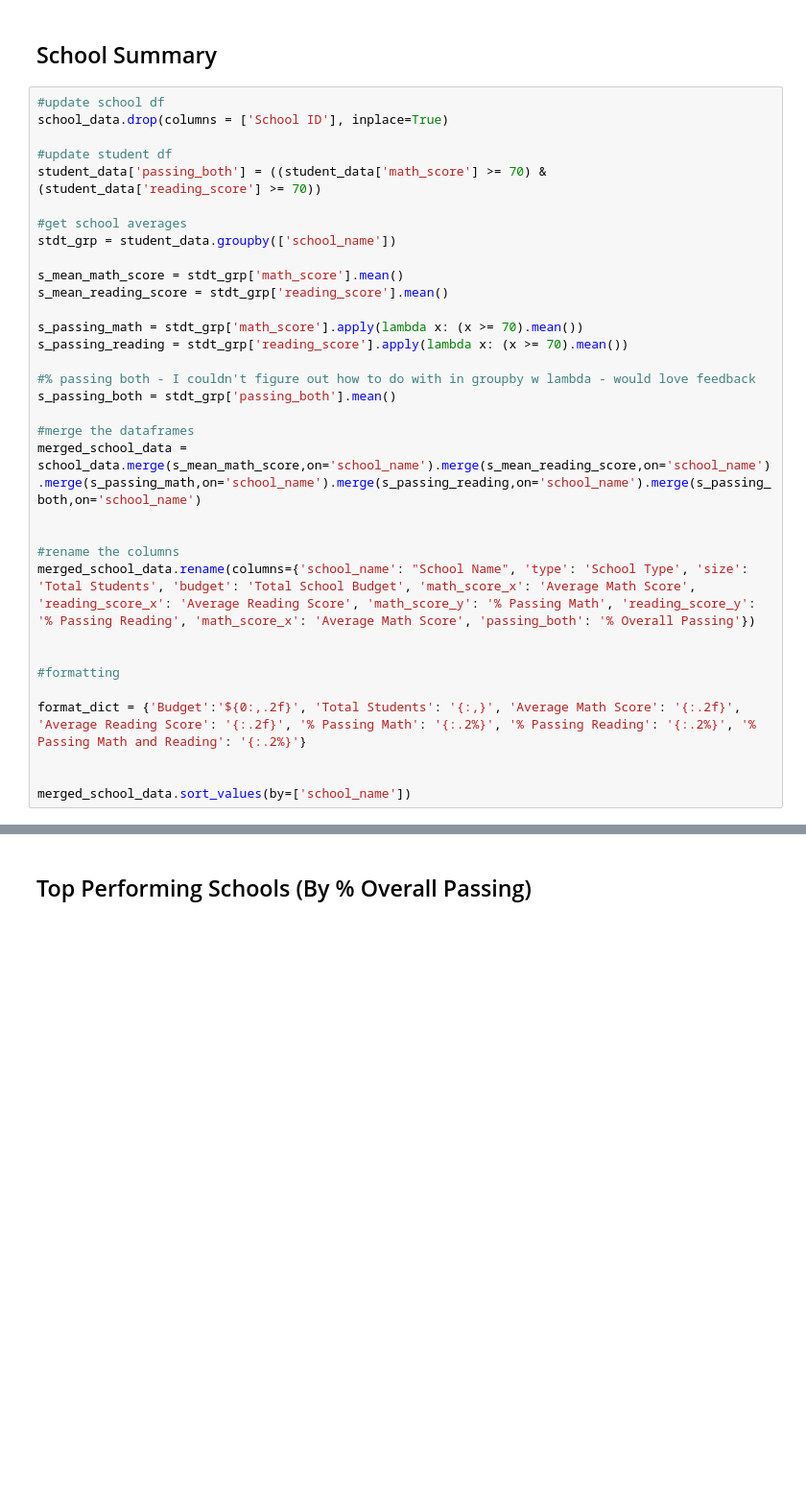
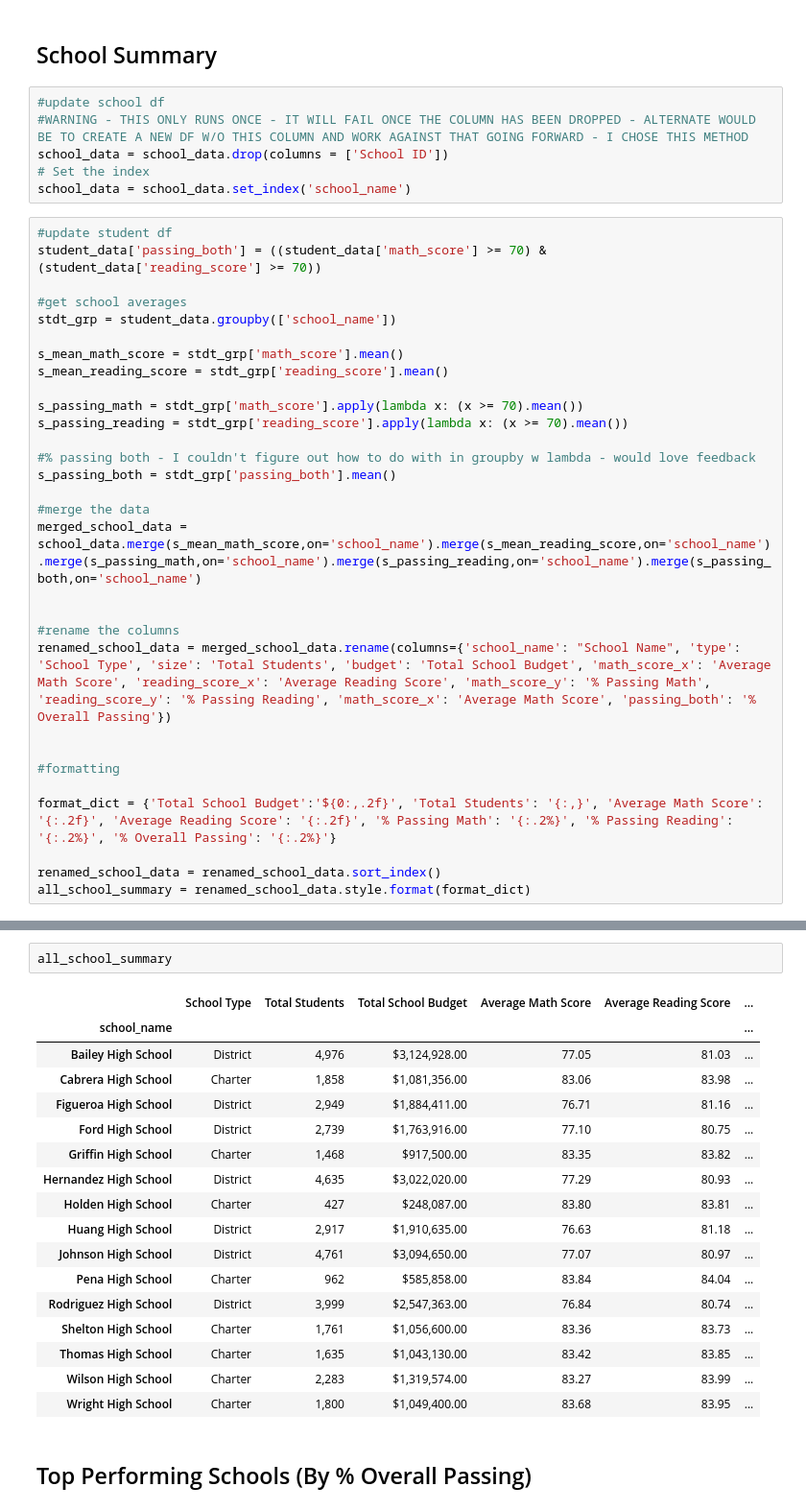
Before and after one commit to Enestvedt/district_test_analysis, a Jupyter notebook: PyCitySchools/PyCitySchools_starter.ipynb, the cells around one changed output, grey strips where cells are left out. Shown at 96% size. Drawn from its saved outputs; the diff is of its cells as text; blank space fills up the shorter version.

```diff
--- a/PyCitySchools/PyCitySchools_starter.ipynb
+++ b/PyCitySchools/PyCitySchools_starter.ipynb
@@ -97,9 +68,12 @@ district_summary_df
 # %% [markdown]
 ## School Summary
+# %%
+#update school df
+#WARNING - THIS ONLY RUNS ONCE - IT WILL FAIL ONCE THE COLUMN HAS BEEN DROPPED - ALTERNATE WOULD BE TO CREATE A NEW DF W/O THIS COLUMN AND WORK AGAINST THAT GOING FORWARD - I CHOSE THIS METHOD
+school_data = school_data.drop(columns = ['School ID'])
+# Set the index
+school_data = school_data.set_index('school_name')
 # %%
-#update school df
-school_data.drop(columns = ['School ID'], inplace=True)
-
 #update student df
 student_data['passing_both'] = ((student_data['math_score'] >= 70) & (student_data['reading_score'] >= 70))
 
@@ -115,17 +89,17 @@ s_passing_reading = stdt_grp['reading_score'].apply(lambda x: (x >= 70).mean())
 #% passing both - I couldn't figure out how to do with in groupby w lambda - would love feedback
 s_passing_both = stdt_grp['passing_both'].mean()
 
-#merge the dataframes
+#merge the data
 merged_school_data = school_data.merge(s_mean_math_score,on='school_name').merge(s_mean_reading_score,on='school_name').merge(s_passing_math,on='school_name').merge(s_passing_reading,on='school_name').merge(s_passing_both,on='school_name')
 
 
 #rename the columns
-merged_school_data.rename(columns={'school_name': "School Name", 'type': 'School Type', 'size': 'Total Students', 'budget': 'Total School Budget', 'math_score_x': 'Average Math Score', 'reading_score_x': 'Average Reading Score', 'math_score_y': '% Passing Math', 'reading_score_y': '% Passing Reading', 'math_score_x': 'Average Math Score', 'passing_both': '% Overall Passing'})
+renamed_school_data = merged_school_data.rename(columns={'school_name': "School Name", 'type': 'School Type', 'size': 'Total Students', 'budget': 'Total School Budget', 'math_score_x': 'Average Math Score', 'reading_score_x': 'Average Reading Score', 'math_score_y': '% Passing Math', 'reading_score_y': '% Passing Reading', 'math_score_x': 'Average Math Score', 'passing_both': '% Overall Passing'})
 
 
 #formatting
 
-format_dict = {'Budget':'${0:,.2f}', 'Total Students': '{:,}', 'Average Math Score': '{:.2f}', 'Average Reading Score': '{:.2f}', '% Passing Math': '{:.2%}', '% Passing Reading': '{:.2%}', '% Passing Math and Reading': '{:.2%}'}
+format_dict = {'Total School Budget':'${0:,.2f}', 'Total Students': '{:,}', 'Average Math Score': '{:.2f}', 'Average Reading Score': '{:.2f}', '% Passing Math': '{:.2%}', '% Passing Reading': '{:.2%}', '% Overall Passing': '{:.2%}'}
 
-
-merged_school_data.sort_values(by=['school_name'])
+renamed_school_data = renamed_school_data.sort_index()
+all_school_summary = renamed_school_data.style.format(format_dict)
@@ -171,3 +106,23 @@ school_data['']
+# %%
+all_school_summary
+# %% [output]
+|  | School Type | Total Students | Total School Budget | Average Math Score | Average Reading Score | ... |
+| school_name |  |  |  |  |  | ... |
+| Bailey High School | District | 4,976 | $3,124,928.00 | 77.05 | 81.03 | ... |
+| Cabrera High School | Charter | 1,858 | $1,081,356.00 | 83.06 | 83.98 | ... |
+| Figueroa High School | District | 2,949 | $1,884,411.00 | 76.71 | 81.16 | ... |
+| Ford High School | District | 2,739 | $1,763,916.00 | 77.10 | 80.75 | ... |
+| Griffin High School | Charter | 1,468 | $917,500.00 | 83.35 | 83.82 | ... |
+| Hernandez High School | District | 4,635 | $3,022,020.00 | 77.29 | 80.93 | ... |
+| Holden High School | Charter | 427 | $248,087.00 | 83.80 | 83.81 | ... |
+| Huang High School | District | 2,917 | $1,910,635.00 | 76.63 | 81.18 | ... |
+| Johnson High School | District | 4,761 | $3,094,650.00 | 77.07 | 80.97 | ... |
+| Pena High School | Charter | 962 | $585,858.00 | 83.84 | 84.04 | ... |
+| Rodriguez High School | District | 3,999 | $2,547,363.00 | 76.84 | 80.74 | ... |
+| Shelton High School | Charter | 1,761 | $1,056,600.00 | 83.36 | 83.73 | ... |
+| Thomas High School | Charter | 1,635 | $1,043,130.00 | 83.42 | 83.85 | ... |
+| Wilson High School | Charter | 2,283 | $1,319,574.00 | 83.27 | 83.99 | ... |
+| Wright High School | Charter | 1,800 | $1,049,400.00 | 83.68 | 83.95 | ... |
 # %% [markdown]
 ## Top Performing Schools (By % Overall Passing)
 # %% [markdown]
```
Also changed, not shown: parts of 13 cells of this notebook.
